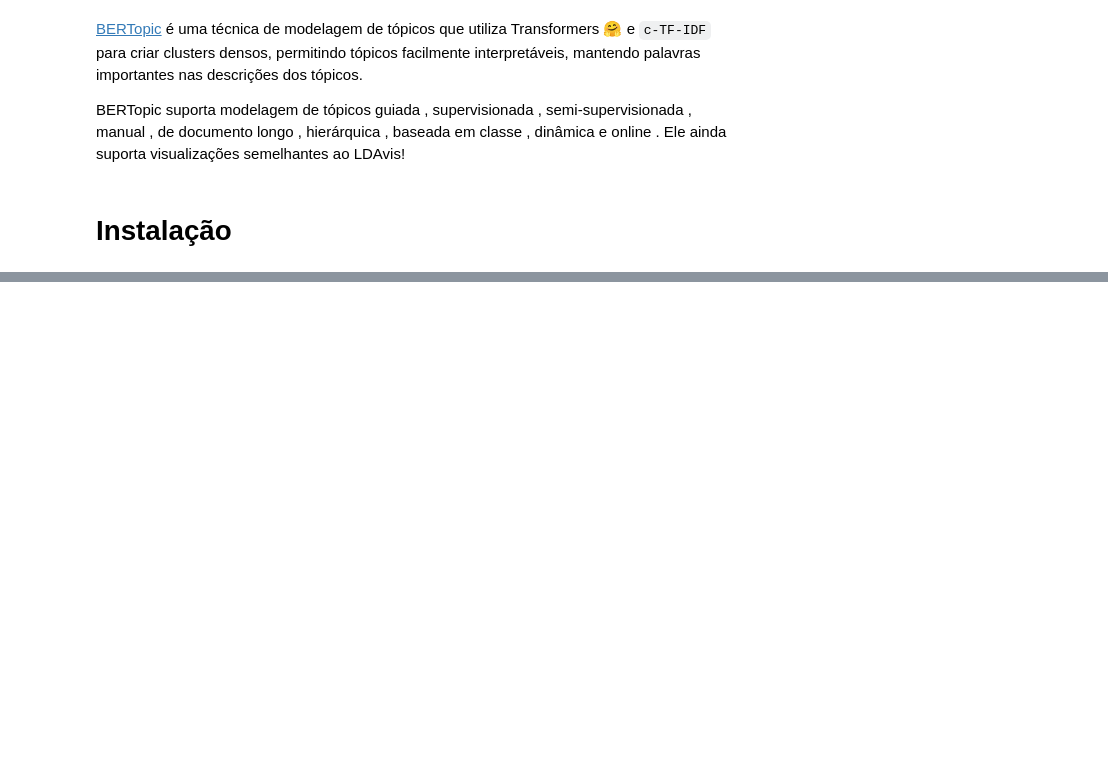
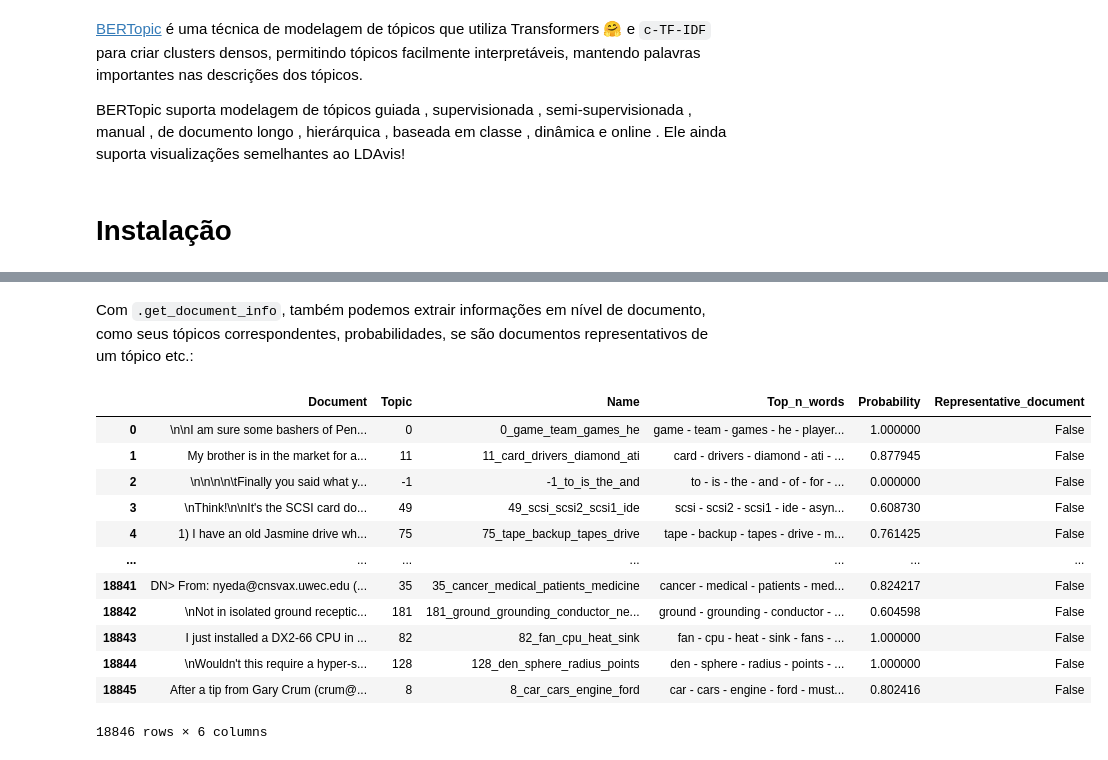
Before and after one commit to EddyGiusepe/NLP_Transformers, a Jupyter notebook: BERTopic/BERTopic.ipynb, the cells around one changed output, grey strips where cells are left out. Saved outputs shown, nothing was run; the diff lists cells and outputs as text; code cells hidden in the pictures; blank space fills up the shorter version.

```diff
--- a/BERTopic/BERTopic.ipynb
+++ b/BERTopic/BERTopic.ipynb
@@ -10,0 +30,5 @@ BERTopic suporta modelagem de tópicos guiada , supervisionada , semi-supervisio
+# %%
+from bertopic import BERTopic
+from sklearn.datasets import fetch_20newsgroups
+
+docs = fetch_20newsgroups(subset='all',  remove=('headers', 'footers', 'quotes'))['data']
@@ -10,0 +58,5 @@ BERTopic suporta modelagem de tópicos guiada , supervisionada , semi-supervisio
+# %%
+# Instanciamos nosso Objeto:
+
+topic_model = BERTopic()
+topics, probs = topic_model.fit_transform(docs)
@@ -10,0 +96,18 @@ BERTopic suporta modelagem de tópicos guiada , supervisionada , semi-supervisio
+# %% [markdown]
+Com `.get_document_info`, também podemos extrair informações em nível de documento, como seus tópicos correspondentes, probabilidades, se são documentos representativos de um tópico etc.:
+# %%
+topic_model.get_document_info(docs)
+# %% [output]
+|  | Document | Topic | Name | Top_n_words | Probability | Representative_document |
+| 0 | \n\nI am sure some bashers of Pen... | 0 | 0_game_team_games_he | game - team - games - he - player... | 1.000000 | False |
+| 1 | My brother is in the market for a... | 11 | 11_card_drivers_diamond_ati | card - drivers - diamond - ati - ... | 0.877945 | False |
+| 2 | \n\n\n\n\tFinally you said what y... | -1 | -1_to_is_the_and | to - is - the - and - of - for - ... | 0.000000 | False |
+| 3 | \nThink!\n\nIt's the SCSI card do... | 49 | 49_scsi_scsi2_scsi1_ide | scsi - scsi2 - scsi1 - ide - asyn... | 0.608730 | False |
+| 4 | 1) I have an old Jasmine drive wh... | 75 | 75_tape_backup_tapes_drive | tape - backup - tapes - drive - m... | 0.761425 | False |
+| ... | ... | ... | ... | ... | ... | ... |
+| 18841 | DN> From: nyeda@cnsvax.uwec.edu (... | 35 | 35_cancer_medical_patients_medicine | cancer - medical - patients - med... | 0.824217 | False |
+| 18842 | \nNot in isolated ground receptic... | 181 | 181_ground_grounding_conductor_ne... | ground - grounding - conductor - ... | 0.604598 | False |
+| 18843 | I just installed a DX2-66 CPU in ... | 82 | 82_fan_cpu_heat_sink | fan - cpu - heat - sink - fans - ... | 1.000000 | False |
+| 18844 | \nWouldn't this require a hyper-s... | 128 | 128_den_sphere_radius_points | den - sphere - radius - points - ... | 1.000000 | False |
+| 18845 | After a tip from Gary Crum (crum@... | 8 | 8_car_cars_engine_ford | car - cars - engine - ford - must... | 0.802416 | False |
+18846 rows × 6 columns
```
Also changed, not shown: parts of 12 cells of this notebook.
